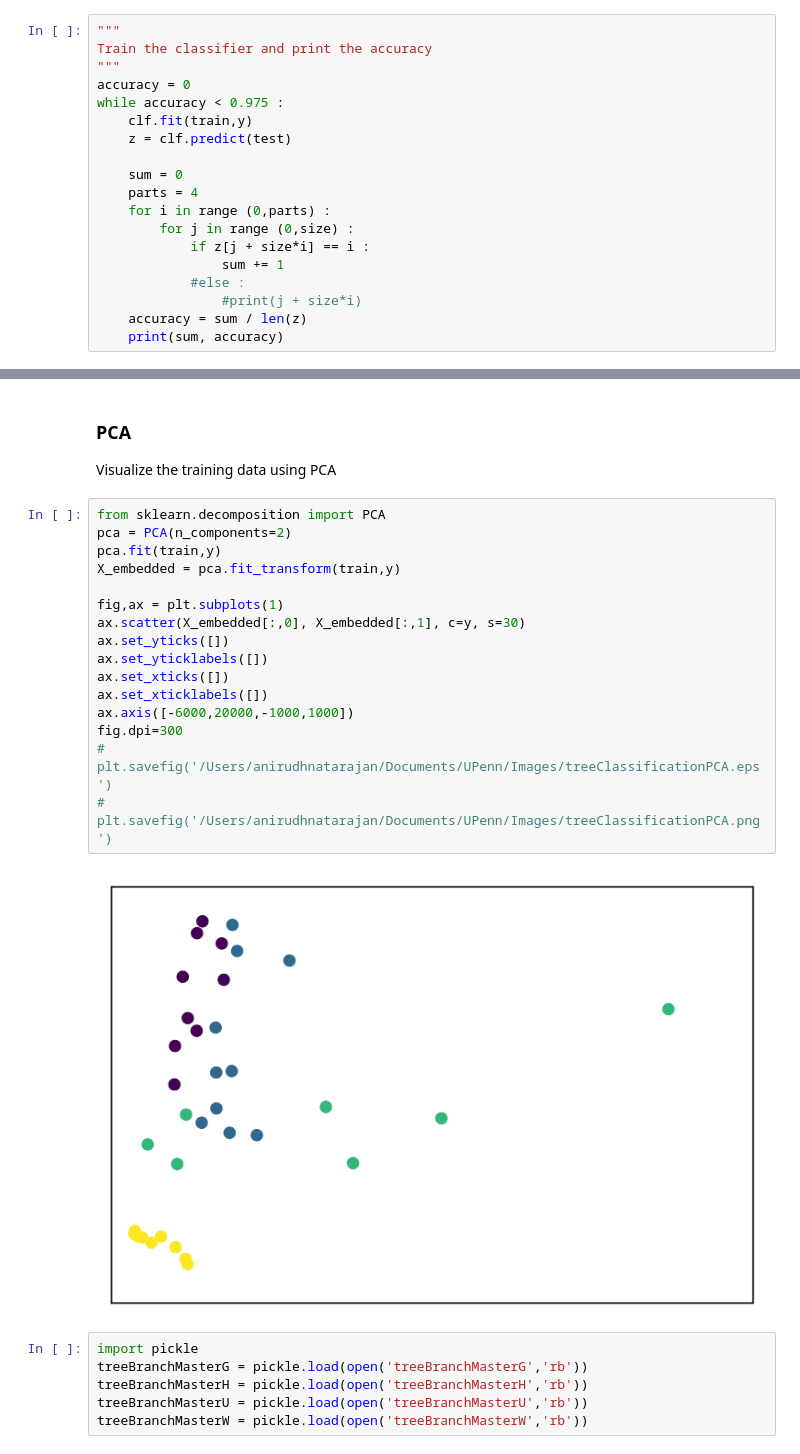
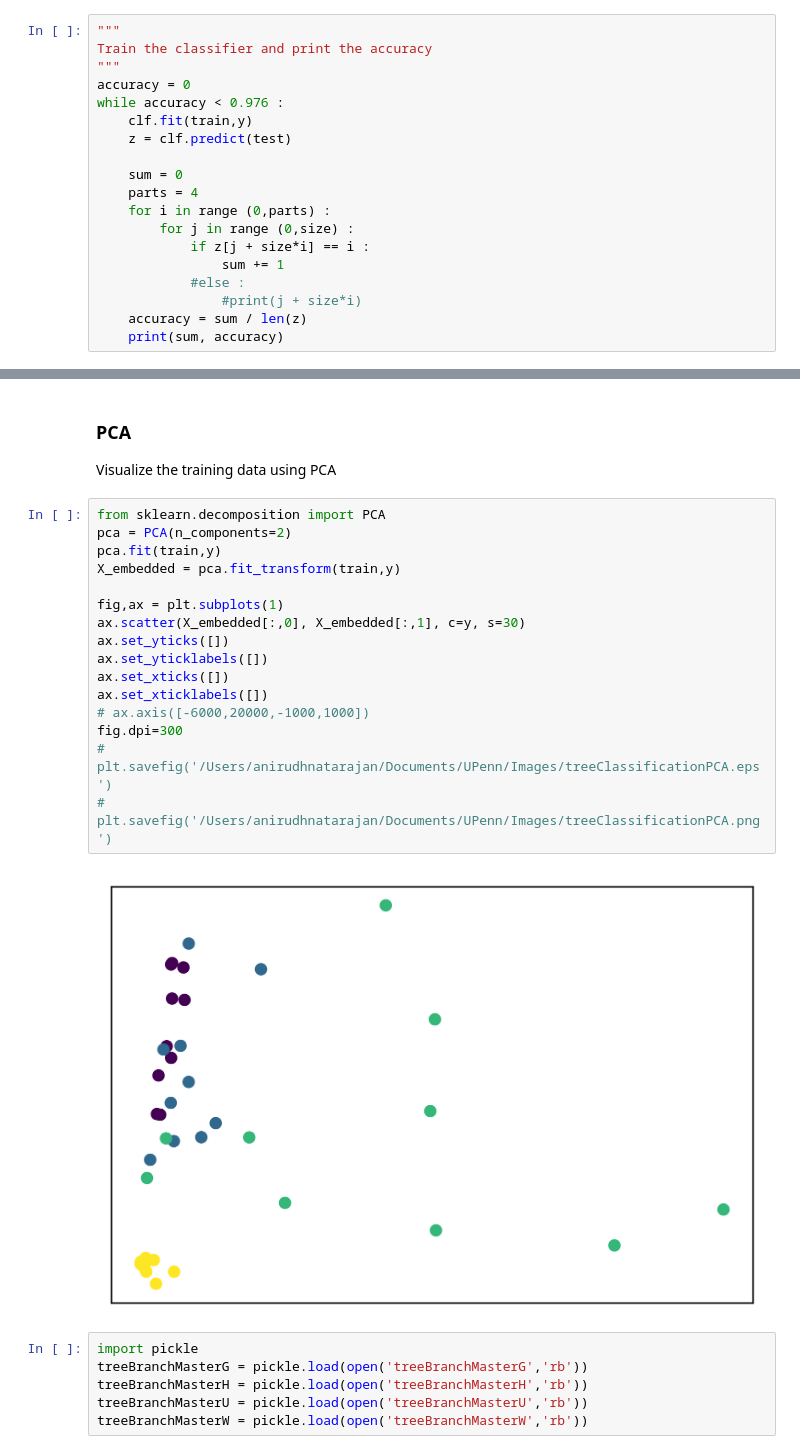
Before and after one commit to BonsaiNet/Actual-Tree, a Jupyter notebook: treeClassifier.ipynb, the cells around one changed output, grey strips where cells are left out. Cells and saved outputs as stored; diff of their text form.

```diff
--- a/treeClassifier.ipynb
+++ b/treeClassifier.ipynb
@@ -313,7 +313,7 @@ clf = BaggingClassifier(RandomForestClassifier())
 Train the classifier and print the accuracy
 """
 accuracy = 0
-while accuracy < 0.975 :
+while accuracy < 0.976 :
     clf.fit(train,y)
     z = clf.predict(test)
 
@@ -399,21 +382,21 @@ Visualize the training data using PCA
 # %%
 from sklearn.decomposition import PCA
 pca = PCA(n_components=2)
 pca.fit(train,y)
 X_embedded = pca.fit_transform(train,y)
 
 fig,ax = plt.subplots(1)
 ax.scatter(X_embedded[:,0], X_embedded[:,1], c=y, s=30)
 ax.set_yticks([])
 ax.set_yticklabels([])
 ax.set_xticks([])
 ax.set_xticklabels([])
-ax.axis([-6000,20000,-1000,1000])
+# ax.axis([-6000,20000,-1000,1000])
 fig.dpi=300
 # plt.savefig('/Users/anirudhnatarajan/Documents/UPenn/Images/treeClassificationPCA.eps')
 # plt.savefig('/Users/anirudhnatarajan/Documents/UPenn/Images/treeClassificationPCA.png')
 # %% [output]
-[figure, old version]
+[figure, new version]
 # %%
 import pickle
 treeBranchMasterG = pickle.load(open('treeBranchMasterG','rb'))
```
Also changed, not shown: parts of 1 cell of this notebook, 2 other files.
